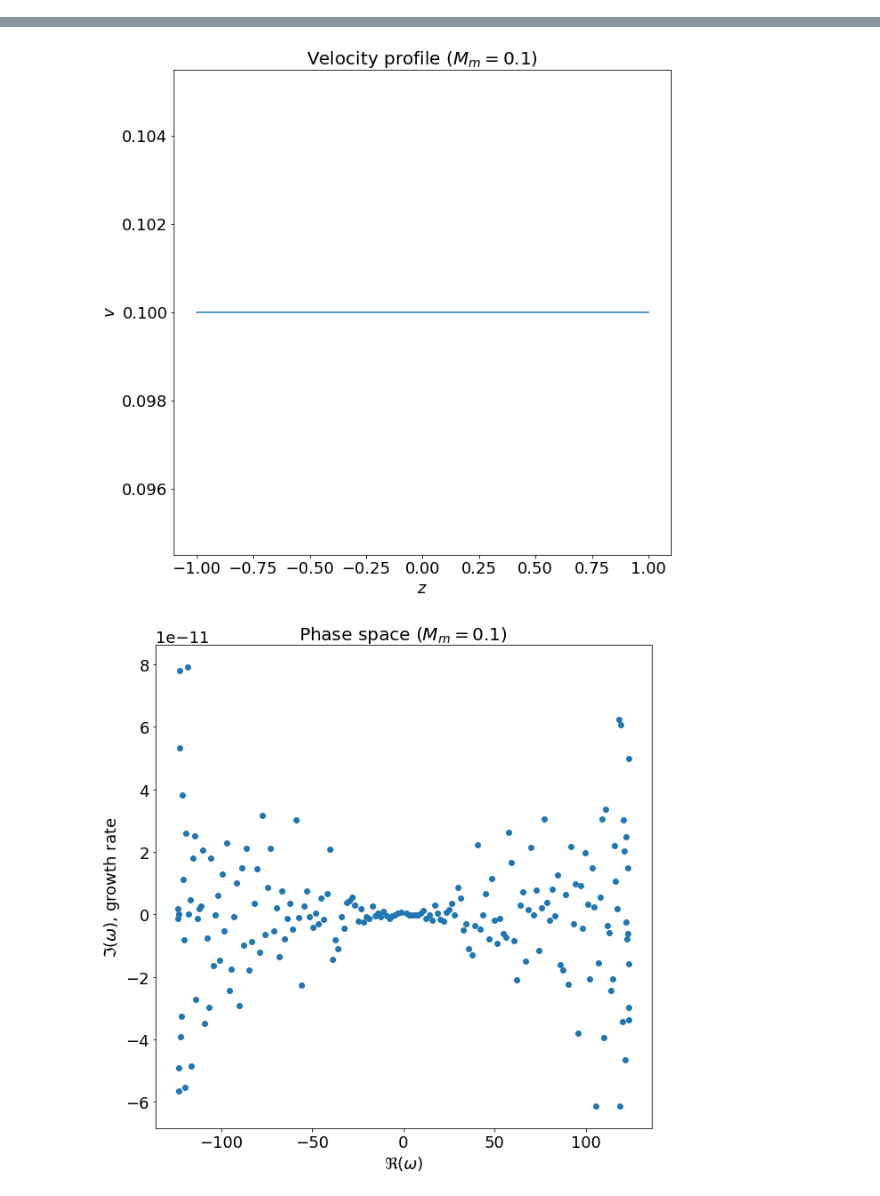
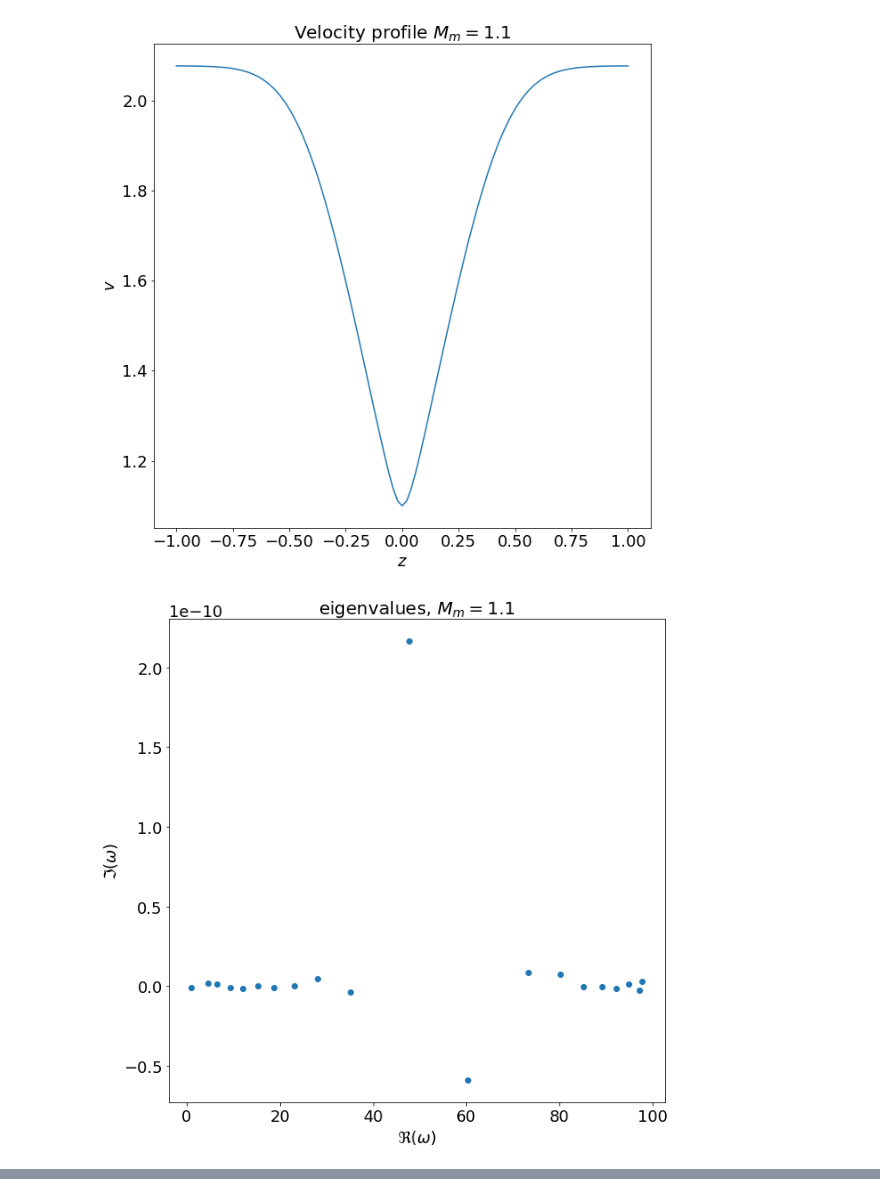
Before and after one commit to HuntFeng/magnetic-nozzle-spectral-instability, a Jupyter notebook: polyeig-problem.ipynb, the cells around one changed output, grey strips where cells are left out. Saved outputs shown, nothing was run; the diff lists cells and outputs as text; code cells hidden in the pictures.

```diff
--- a/polyeig-problem.ipynb
+++ b/polyeig-problem.ipynb
@@ -49,48 +90,38 @@ B = lambda z: B0*(1+R*np.exp(-(z/Delta)**2))
 # k=0: subsonic branch
 M = lambda z, Mm, k: np.sqrt( -W(-Mm**2 * (B(z)/Bm)**2 * np.exp(-Mm**2), k=k) )
 
-E0 = 1 # unit: V/m
-B0 = 1 # unit: G
-Ln = -0.3 # density gradient
-LE = 0.004 # shear scale
-Lb = 0 # magnetic field gradient
-n = 1e16 # density m^{-3}
-Te = 10 # electron temperature in eV
-Ti = 0 # ion temperature in eV
-fluid = 'Ar' # fluid type
-plasma = Plasma(n,Te,Ti,Ln,Lb,E0,B0,fluid)
-
 x = spectral.x
-Mm = 0.1
+Mm = 1.1
 acclerting = False
-constant_velocity = True
-plasma.v = velocity_profile(M,Mm,x,constant_velocity,acclerting)
+constant_velocity = False
+v0 = velocity_profile(M,Mm,x,constant_velocity,acclerting)
 # %%
 # differentiation matrices
 x = spectral.x
 D1 = spectral.D1
 D2 = spectral.D2
 I = np.eye(*D1.shape)
-v0 = plasma.v
 
 # matrices for polynomial eigenvalue problem
-# A2 = I
-# A1 = 2j*(np.diag(v0)@D1 + np.diag(D1@v0))
-# A0 = np.diag(1-v0**2)@D2 \
-#     - np.diag((3*v0 + 1/v0)*(D1@v0))@D1 \
-#     - np.diag((1-1/v0**2)*(D1@v0)**2) \
-#     - np.diag((v0+1/v0)*(D2@v0))
-
 A2 = I
-A1 = 2j*np.diag(v0)@D1
-A0 = np.diag(1-v0**2)@D2
+A1 = 2j*(np.diag(v0)@D1 + np.diag(D1@v0))
+A0 = np.diag(1-v0**2)@D2 \
+    - np.diag((3*v0 + 1/v0)*(D1@v0))@D1 \
+    - np.diag((1-1/v0**2)*(D1@v0)**2) \
+    - np.diag((v0+1/v0)*(D2@v0))
 
 # remove boundaries because derivatives behave bad there
 A2 = A2[1:-1,1:-1]
 A1 = A1[1:-1,1:-1]
 A0 = A0[1:-1,1:-1]
 
 # eigenvectors, eigenvalues
-V, e = polyeig(A0, A1, A2)
-omega = e
+V, omega = polyeig(A0, A1, A2)
 V = np.pad(V, ((1,1),(0,0)), 'constant', constant_values=0)
+
+V,omega = select_solutions(V,omega,omega_real_range=[0,100], omega_imag_range=[-1,1])
+V,omega = sort_solutions(V,omega)
+plotting(V,omega,num_eigfuncs=2)
+# %% [output]
+[figure, added]
+[figure, added]
@@ -97,10 +128,0 @@ V = np.pad(V, ((1,1),(0,0)), 'constant', constant_values=0)
-# %%
-# velocity profile
-plt.figure()
-plt.plot(spectral.x, plasma.v)
-plt.title(f"Velocity profile ($M_m={Mm}$)")
-plt.xlabel("$z$")
-plt.ylabel("$v$");
-plt.savefig("velocity-profile")
-# %% [output]
-[figure, removed]
@@ -115,19 +128,0 @@ V = V[:,zeros<int(spectral.N/10)]
-# %%
-# phase space
-plt.figure()
-selection = (np.abs(np.real(omega))<10) & (np.abs(np.imag(omega))<10)
-omega_ = omega#[selection]
-
-plt.plot(np.real(omega_), np.imag(omega_), 'o')
-#plt.plot(np.real(omega), np.imag(omega), 'o')
-plt.xlabel("$\Re(\omega)$")
-plt.ylabel("$\Im(\omega)$, growth rate")
-if (Mm == 1) & (acclerting):
-    plt.title(f"Phase space ($M_m={Mm}$, accelerating)");
-elif (Mm == 1) & (not acclerting):
-    plt.title(f"Phase space ($M_m={Mm}$, decelerating)");
-else:
-    plt.title(f"Phase space ($M_m={Mm}$)");
-plt.savefig("phase-space")
-# %% [output]
-[figure, removed]
```
Also changed, not shown: parts of 8 cells of this notebook, 4 other files.
